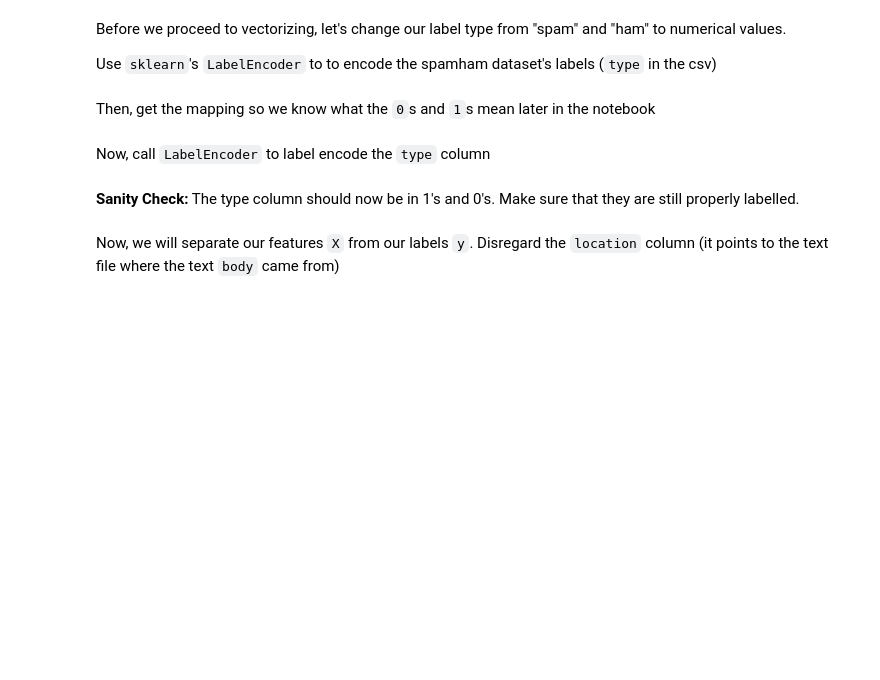
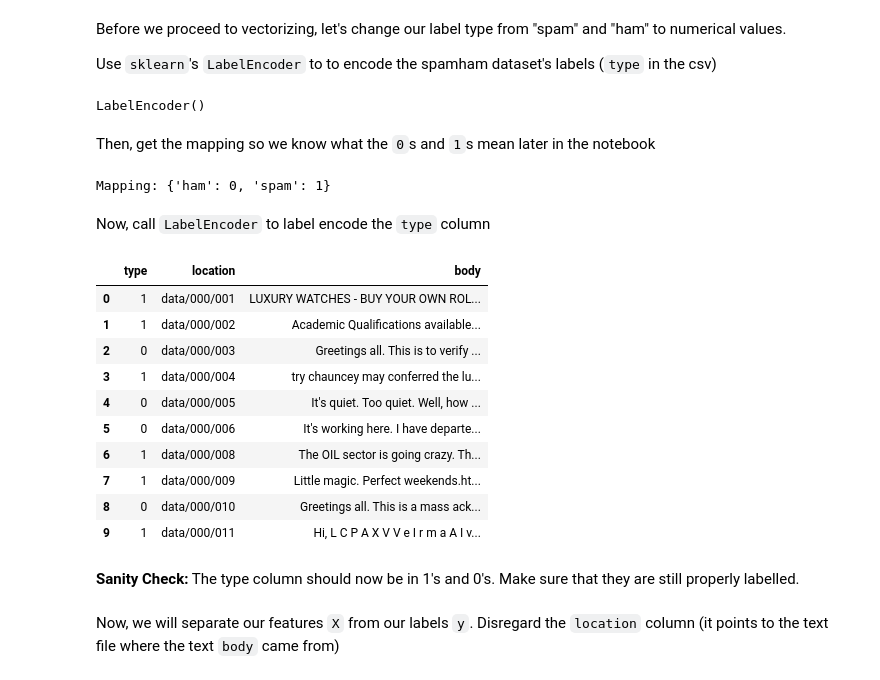
Before and after one commit to uisha/07_nb, a Jupyter notebook: 07 - Naive Bayes.ipynb, the cells around one changed output. Drawn from its saved outputs; the diff is of its cells as text; code cells hidden in the pictures; blank space fills up the shorter version.

```diff
--- a/07 - Naive Bayes.ipynb
+++ b/07 - Naive Bayes.ipynb
@@ -332,19 +496,36 @@ Before we proceed to vectorizing, let's change our label type from "spam" and "h
 Use `sklearn`'s `LabelEncoder` to to encode the spamham dataset's labels (`type` in the csv)
 # %%
 # write code here
-label_enc = None
+label_enc = preprocessing.LabelEncoder()
+label_enc.fit(spamham['type'])
+# %% [output]
+LabelEncoder()
 # %% [markdown]
 Then, get the mapping so we know what the `0`s and `1`s mean later in the notebook
 # %%
 mapping = dict(zip(label_enc.classes_, label_enc.transform(label_enc.classes_)))
 print("Mapping:", mapping)
+# %% [output]
+Mapping: {'ham': 0, 'spam': 1}
 # %% [markdown]
 Now, call `LabelEncoder` to label encode the `type` column
 # %%
 # write code here
-spamham["type"] = None
+spamham["type"] = label_enc.transform(spamham['type'])
 
 spamham.head(10)
+# %% [output]
+|  | type | location | body |
+| 0 | 1 | data/000/001 | LUXURY WATCHES - BUY YOUR OWN ROL... |
+| 1 | 1 | data/000/002 | Academic Qualifications available... |
+| 2 | 0 | data/000/003 | Greetings all. This is to verify ... |
+| 3 | 1 | data/000/004 | try chauncey may conferred the lu... |
+| 4 | 0 | data/000/005 | It's quiet. Too quiet. Well, how ... |
+| 5 | 0 | data/000/006 | It's working here. I have departe... |
+| 6 | 1 | data/000/008 | The OIL sector is going crazy. Th... |
+| 7 | 1 | data/000/009 | Little magic. Perfect weekends.ht... |
+| 8 | 0 | data/000/010 | Greetings all. This is a mass ack... |
+| 9 | 1 | data/000/011 | Hi, L C P A X V V e I r m a A I v... |
 # %% [markdown]
 **Sanity Check:** The type column should now be in 1's and 0's. Make sure that they are still properly labelled.
 # %% [markdown]
```
Also changed, not shown: parts of 85 cells of this notebook.
